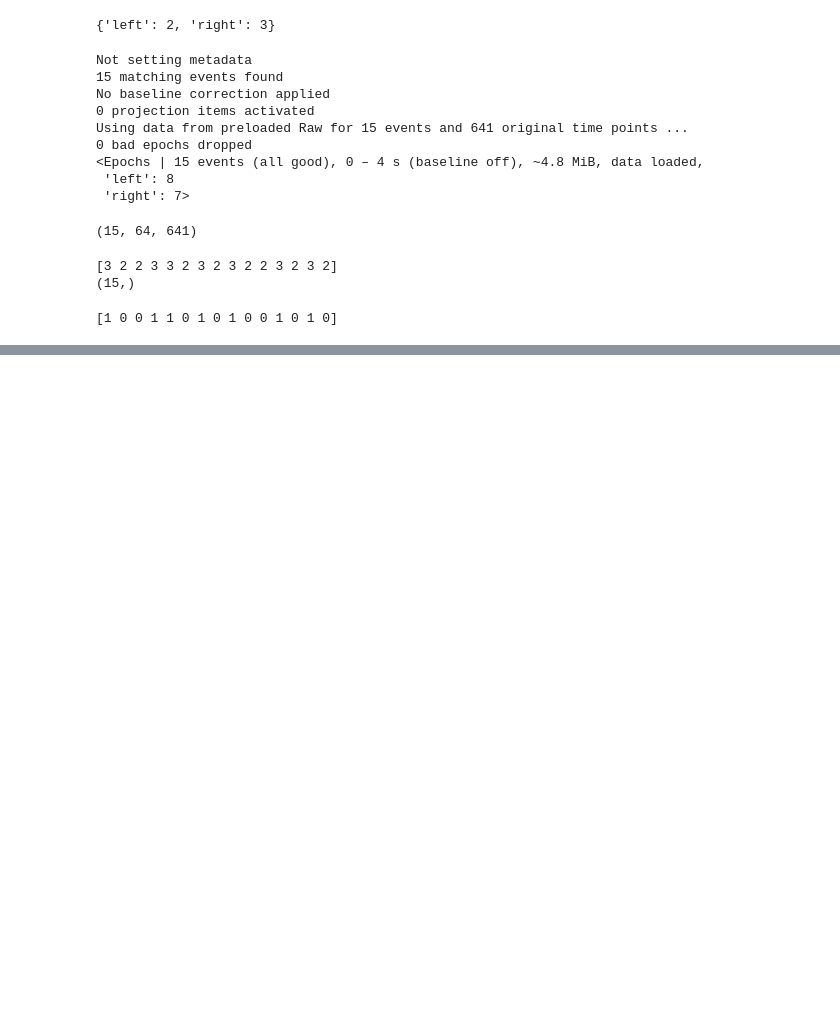
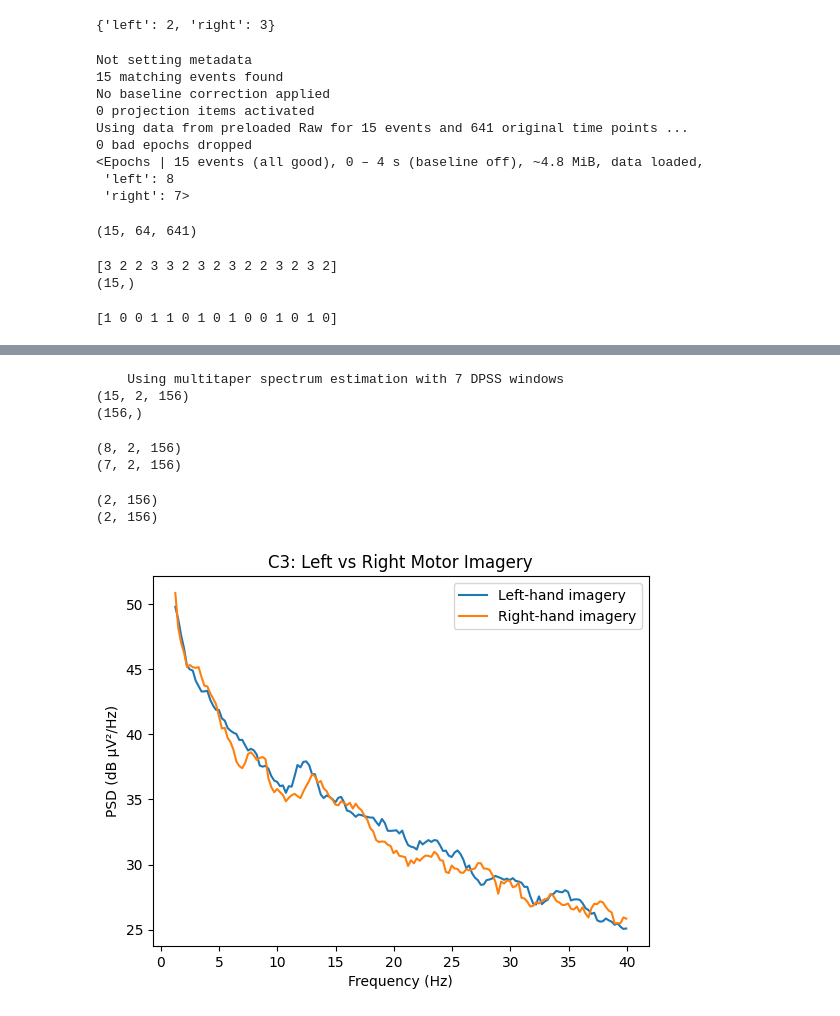
Before and after one commit to IsmaelDiop/eeg-motor-imagery, a Jupyter notebook: notebooks/01_explore_data.ipynb, the cells around one changed output, grey strips where cells are left out. Drawn from its saved outputs; the diff is of its cells as text; code cells hidden in the pictures; blank space fills up the shorter version.

```diff
--- a/notebooks/01_explore_data.ipynb
+++ b/notebooks/01_explore_data.ipynb
@@ -183,0 +185,50 @@ print(y_binary)
+# %%
+epoch_psd = epochs.compute_psd(
+    fmin=1,
+    fmax=40,
+    picks=["C3", "C4"]
+)
+
+psd_data, freqs = epoch_psd.get_data(return_freqs=True)
+
+print(psd_data.shape)
+print(freqs.shape)
+# %% [output]
+    Using multitaper spectrum estimation with 7 DPSS windows
+(15, 2, 156)
+(156,)
+# %%
+left_psd = psd_data[y_binary == 0]
+right_psd = psd_data[y_binary == 1]
+
+print(left_psd.shape)
+print(right_psd.shape)
+# %% [output]
+(8, 2, 156)
+(7, 2, 156)
+# %%
+left_mean_psd = left_psd.mean(axis=0)
+right_mean_psd = right_psd.mean(axis=0)
+
+print(left_mean_psd.shape)
+print(right_mean_psd.shape)
+# %% [output]
+(2, 156)
+(2, 156)
+# %%
+left_c3_db = 10 * np.log10(left_mean_psd[0] * 1e12)
+right_c3_db = 10 * np.log10(right_mean_psd[0] * 1e12)
+
+plt.figure()
+
+plt.plot(freqs, left_c3_db, label="Left-hand imagery")
+plt.plot(freqs, right_c3_db, label="Right-hand imagery")
+
+plt.xlabel("Frequency (Hz)")
+plt.ylabel("PSD (dB µV²/Hz)")
+plt.title("C3: Left vs Right Motor Imagery")
+plt.legend()
+
+plt.show()
+# %% [output]
+[figure, added]
```
Also changed, not shown: parts of 41 cells of this notebook, 2 other files.
